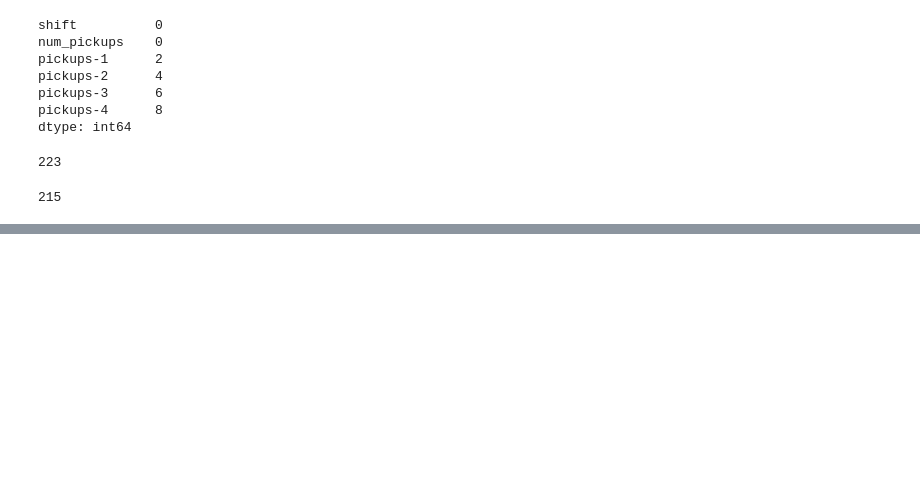
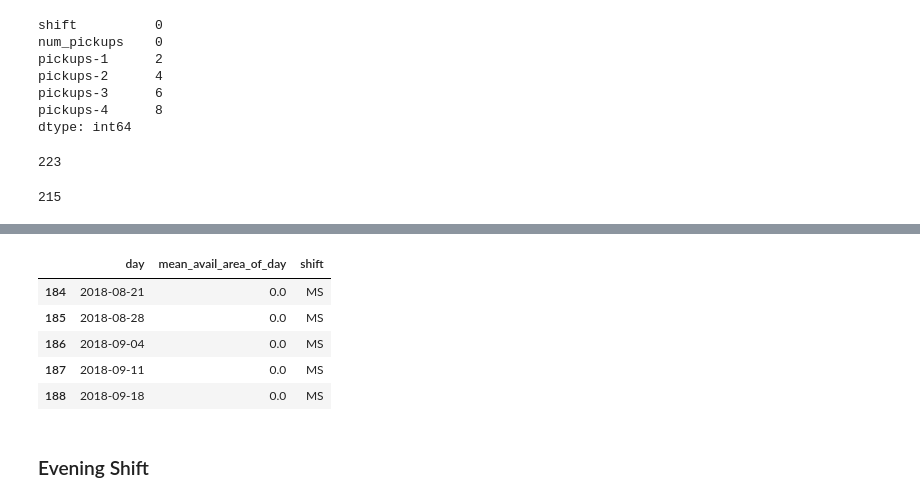
Before and after one commit to doreensacker/Forcasting-demand, a Jupyter notebook: Zipjet.ipynb, the cells around one changed output, grey strips where cells are left out. Drawn from its saved outputs; the diff is of its cells as text; code cells hidden in the pictures; blank space fills up the shorter version.

```diff
--- a/Zipjet.ipynb
+++ b/Zipjet.ipynb
@@ -348,0 +396,9 @@ len(demand_feature)
+# %%
+ms_supply = supply[supply['shift'] == 'MS'].sort_index()
+# %%
+ms_supply_grouped = ms_supply.groupby(['day'])
+# %%
+ms_mean_avail_area_of_day = []
+for day, group in ms_supply_grouped:
+    m = group['avail_area_ratio'].mean()
+    ms_mean_avail_area_of_day.append(m)
@@ -348,0 +433,14 @@ len(demand_feature)
+# %%
+ms_feature_per_day['mean_avail_area_of_day'] = ms_mean_avail_area_of_day
+ms_feature_per_day['shift'] = 'MS'
+# %%
+ms_feature_per_day.tail()
+# %% [output]
+|  | day | mean_avail_area_of_day | shift |
+| 184 | 2018-08-21 | 0.0 | MS |
+| 185 | 2018-08-28 | 0.0 | MS |
+| 186 | 2018-09-04 | 0.0 | MS |
+| 187 | 2018-09-11 | 0.0 | MS |
+| 188 | 2018-09-18 | 0.0 | MS |
+# %% [markdown]
+### Evening Shift
```
Also changed, not shown: parts of 38 cells of this notebook.
